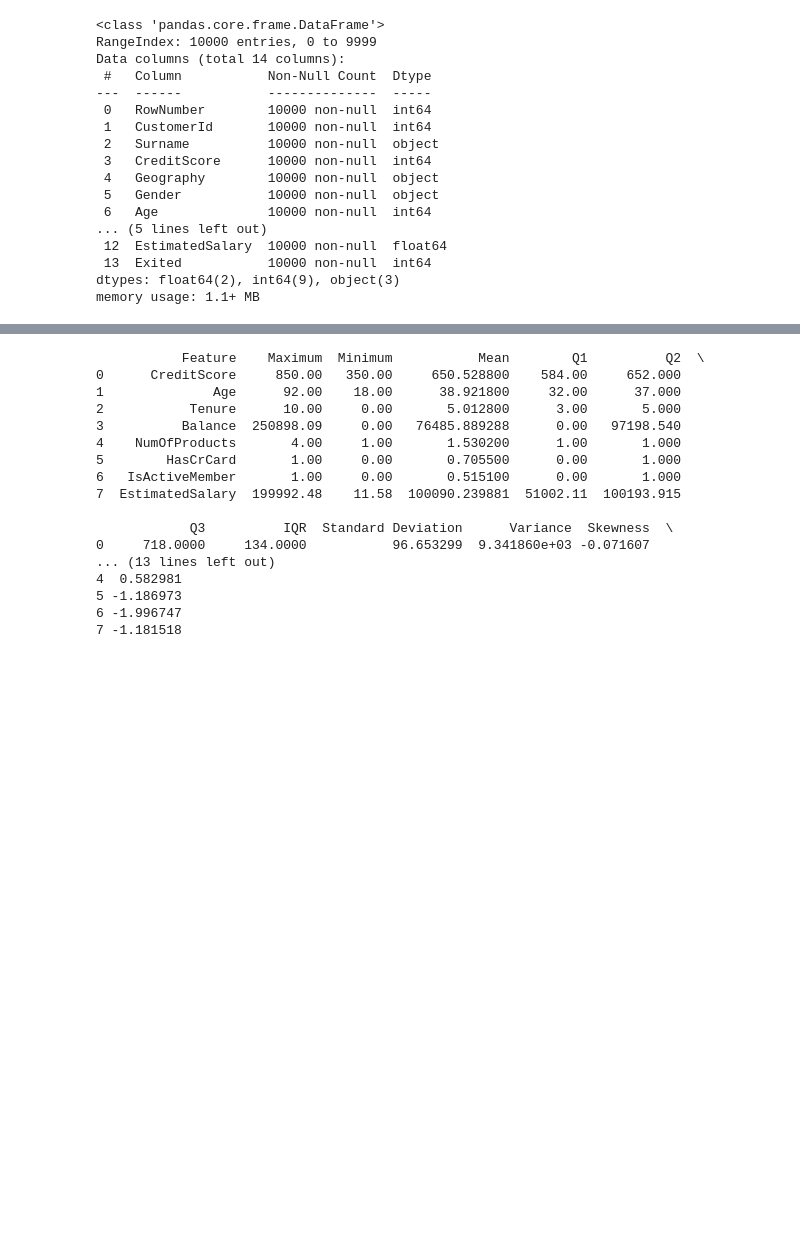
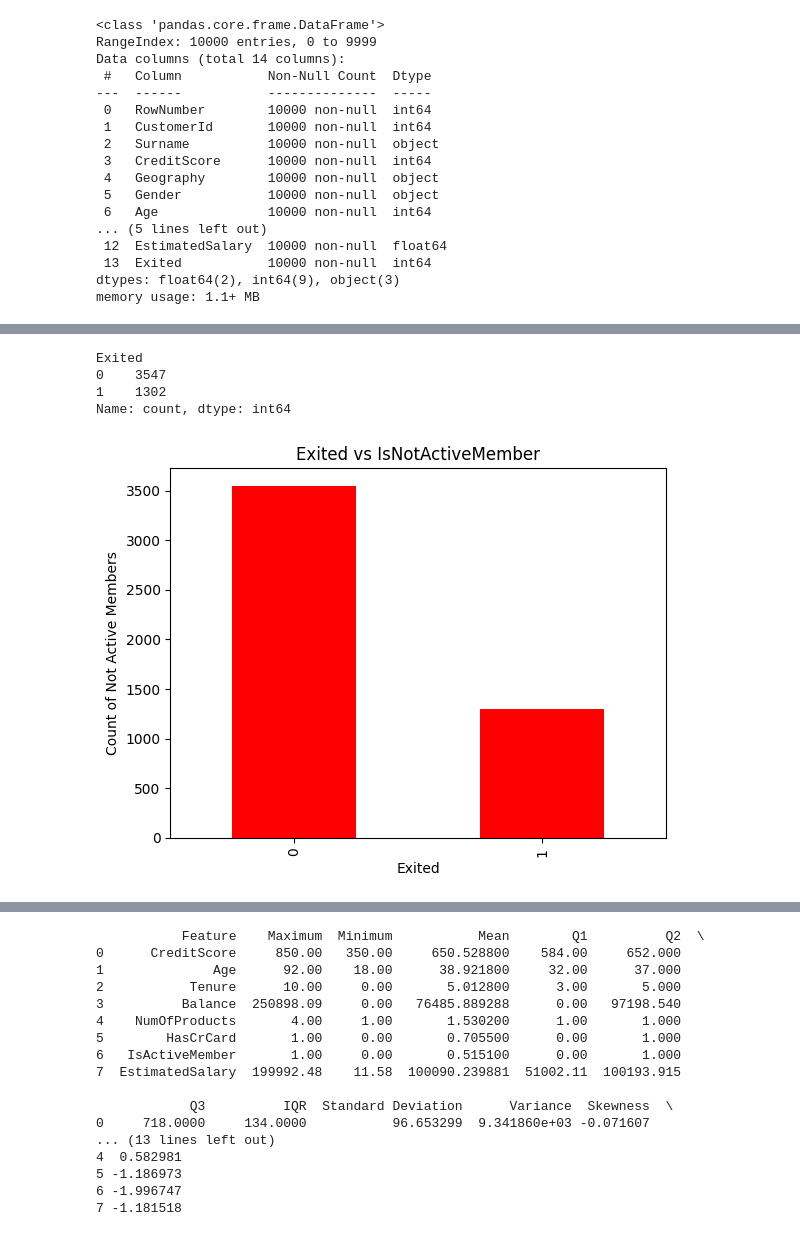
Before and after one commit to sujalkarbhari1/BankChurn_PredictionModel, a Jupyter notebook: research/model.ipynb, the cells around one changed output, grey strips where cells are left out. Drawn from its saved outputs; the diff is of its cells as text; code cells hidden in the pictures; blank space fills up the shorter version.

```diff
--- a/research/model.ipynb
+++ b/research/model.ipynb
@@ -67,0 +79,14 @@ df.describe(include='all')
+# %%
+# Exited vs IsNotActiveMember
+print(isnotactivemember_exited)
+isnotactivemember_exited.plot(kind='bar',color='red',label='IsNotActiveMember')
+plt.xlabel('Exited')
+plt.ylabel('Count of Not Active Members')
+plt.title('Exited vs IsNotActiveMember')
+plt.show()
+# %% [output]
+Exited
+0    3547
+1    1302
+Name: count, dtype: int64
+[figure, added]
```
Also changed, not shown: parts of 12 cells of this notebook, 6 other files.
